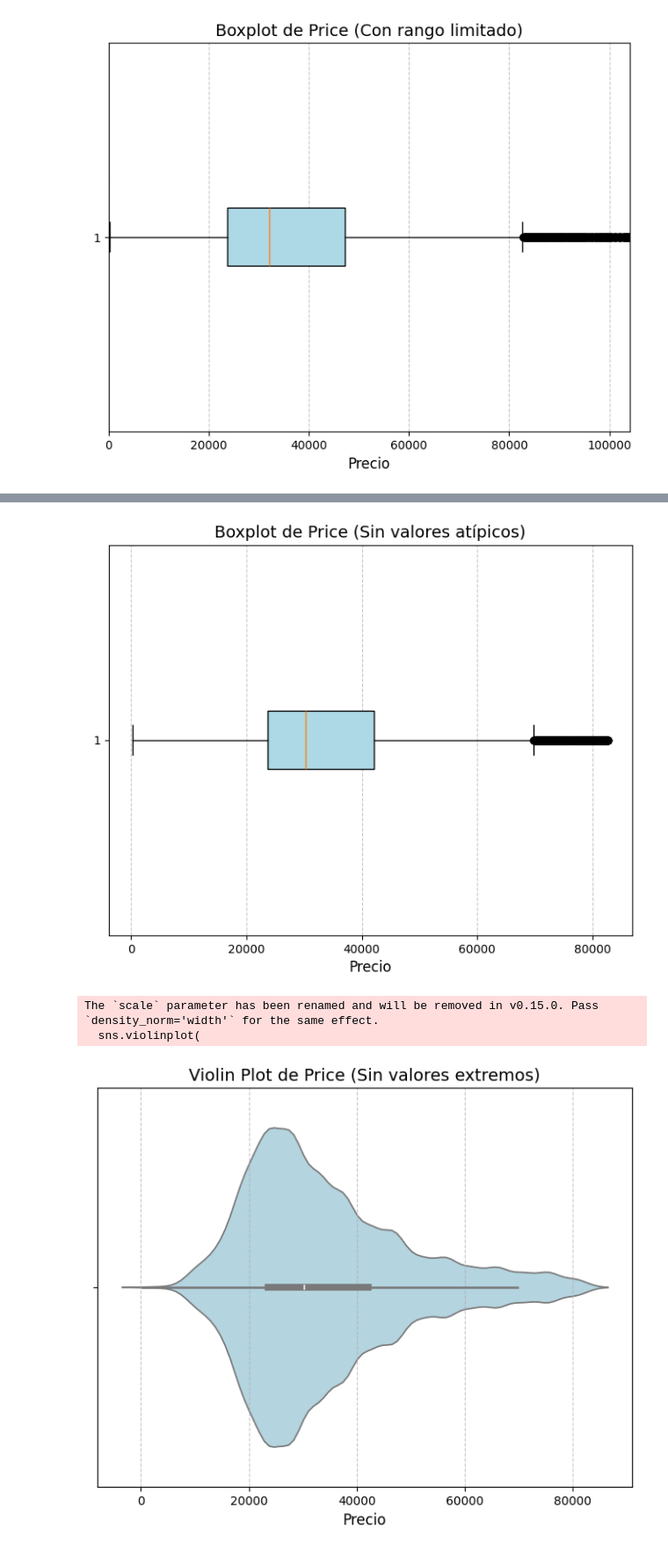
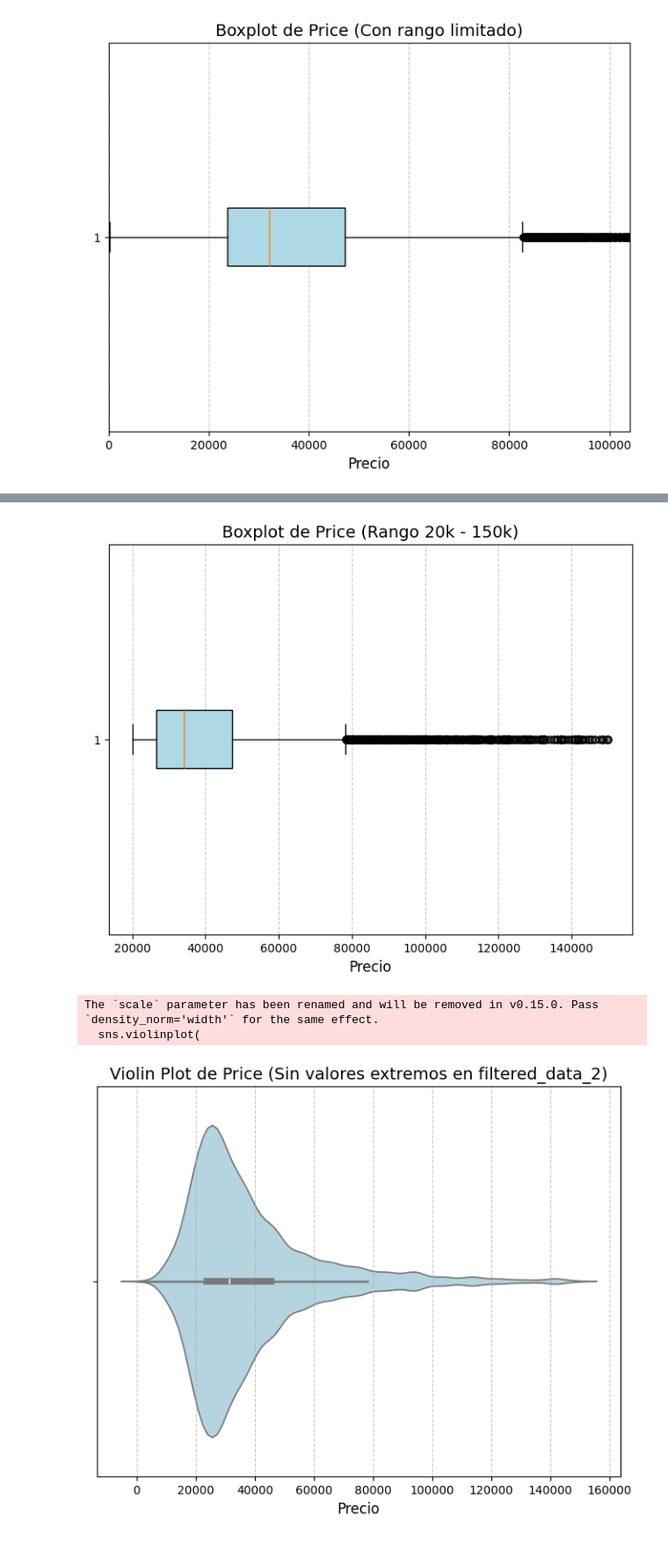
Before and after one commit to tomassorrentino1/ecd2024b, a Jupyter notebook: EDA final.ipynb, the cells around one changed output, grey strips where cells are left out. Shown at 88% size. Cells and saved outputs as stored; diff of their text form; code cells hidden in the pictures.

```diff
--- a/EDA final.ipynb
+++ b/EDA final.ipynb
@@ -217,0 +246,24 @@ plt.show()
+# %%
+# Definir los rangos de 50,000 hasta 250,000
+bins = range(0, 250001, 50000)
+
+# Crear una nueva columna para los rangos de precio
+df['price_range'] = pd.cut(df['price'], bins=bins, right=False)
+
+# Contar cuántos valores hay en cada rango
+price_counts = df['price_range'].value_counts().sort_index()
+
+# Crear el gráfico de barras para los conteos de los rangos de precio
+plt.figure(figsize=(10, 6))
+price_counts.plot(kind='bar', color='lightblue', edgecolor='black')
+
+# Configurar título y etiquetas
+plt.title('Conteo de Precios por Rangos de 50,000 hasta 250,000', fontsize=14)
+plt.xlabel('Rango de Precio', fontsize=12)
+plt.ylabel('Cantidad de Precios', fontsize=12)
+plt.xticks(rotation=45, ha='right')  # Rotar etiquetas en el eje X para mejor lectura
+plt.grid(axis='y', linestyle='--', alpha=0.7)
+
+# Mostrar el gráfico
+plt.tight_layout()
+plt.show()
@@ -218,33 +272,38 @@ plt.show()
+# %%
+# Filtrar los datos para incluir solo valores de price menores o iguales a 150,000
+filtered_data_2 = df[df['price'] <= 150000]
 # %%
-# Calcular IQR y filtrar outliers
-Q1 = df['price'].quantile(0.25)
-Q3 = df['price'].quantile(0.75)
-IQR = Q3 - Q1
+# Filtrar los datos para incluir solo valores de price entre 20,000 y 150,000
+filtered_range_data2 = filtered_data_2[(filtered_data_2['price'] >= 20000) & (filtered_data_2['price'] <= 150000)]
 
-# Limitar datos al rango intercuartil
-filtered_data = df[(df['price'] >= Q1 - 1.5 * IQR) & (df['price'] <= Q3 + 1.5 * IQR)]['price']
-
-# Crear el boxplot sin valores atípicos
+# Crear el boxplot con los datos filtrados
 plt.figure(figsize=(8, 6))
-plt.boxplot(filtered_data.dropna(), vert=False, patch_artist=True, boxprops=dict(facecolor='lightblue'))
-plt.title('Boxplot de Price (Sin valores atípicos)', fontsize=14)
+plt.boxplot(
+    filtered_range_data2['price'].dropna(),
+    vert=False,
+    patch_artist=True,
+    boxprops=dict(facecolor='lightblue'),
+    flierprops=dict(marker='o', color='red', alpha=0.5)  # Cambiar el estilo de los outliers
+)
+plt.title('Boxplot de Price (Rango 20k - 150k)', fontsize=14)
 plt.xlabel('Precio', fontsize=12)
 plt.grid(axis='x', linestyle='--', alpha=0.7)
 plt.show()
 # %% [output]
-[figure, old version]
+[figure, new version]
 # %%
 import seaborn as sns
+import matplotlib.pyplot as plt
 
 plt.figure(figsize=(8, 6))
 sns.violinplot(
-    x=filtered_data, color="lightblue", inner="box", scale="width"
+    x=filtered_data_2['price'], color="lightblue", inner="box", scale="width"
 )
-plt.title('Violin Plot de Price (Sin valores extremos)', fontsize=14)
+plt.title('Violin Plot de Price (Sin valores extremos en filtered_data_2)', fontsize=14)
 plt.xlabel('Precio', fontsize=12)
 plt.grid(axis='x', linestyle='--', alpha=0.7)
 plt.show()
 # %% [output]
 The `scale` parameter has been renamed and will be removed in v0.15.0. Pass `density_norm='width'` for the same effect.
   sns.violinplot(
-[figure, old version]
+[figure, new version]
```
Also changed, not shown: parts of 4 cells of this notebook.
